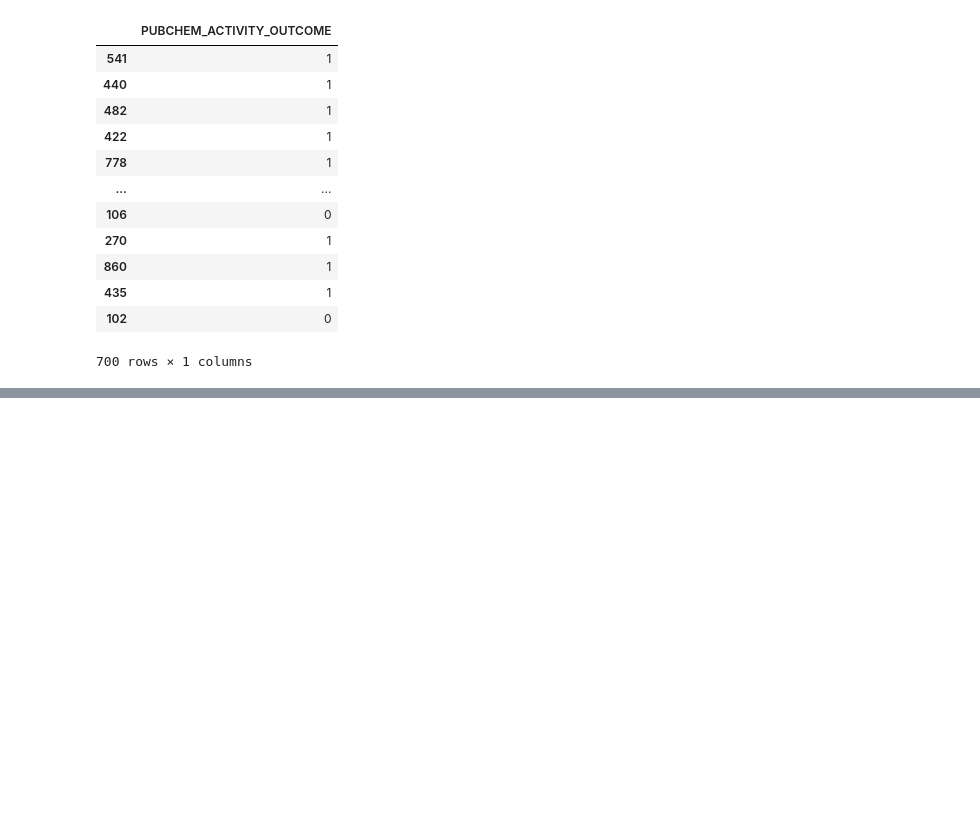
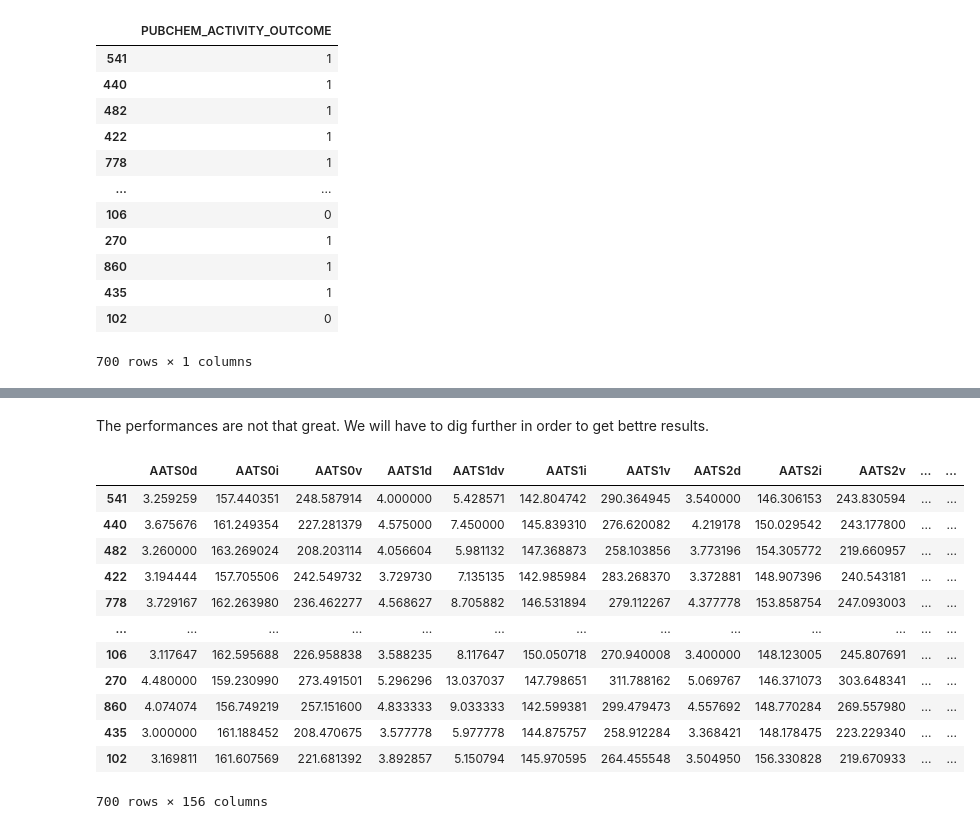
Before and after one commit to SharkyStacky/Learning-ML-Python, a Jupyter notebook: first_steps/1-first_NN.ipynb, the cells around one changed output, grey strips where cells are left out. Cells and saved outputs as stored; diff of their text form; code cells hidden in the pictures; blank space fills up the shorter version.

Commit message:
Neural Network Advancement and KAN test

```diff
--- a/first_steps/1-first_NN.ipynb
+++ b/first_steps/1-first_NN.ipynb
@@ -385,0 +439,3 @@ Epoch 100/100
+# %%
+info = nc_2.iloc[:,0:5]
+info
@@ -385,0 +456,3 @@ Epoch 100/100
+# %%
+gg = pd.concat([info, desc_good], axis=1)
+gg
@@ -385,0 +473,2 @@ Epoch 100/100
+# %%
+train, test = train_test_split(gg, test_size=0.3, random_state=42)
@@ -385,0 +677,29 @@ Epoch 100/100
+# %% [markdown]
+The performances are not that great. We will have to dig further in order to get bettre results.
+# %%
+right_col = ['AATS0d', 'AATS0i', 'AATS0v', 'AATS1d', 'AATS1dv', 'AATS1i',
+       'AATS1v', 'AATS2d', 'AATS2i', 'AATS2v', 'AATSC1dv', 'AATSC2v',
+       'ABCGG', 'ATS0dv', 'ATS1Z', 'ATS1dv', 'ATS2Z', 'ATS2dv', 'ATS3Z',
+       'ATS3dv', 'ATS4dv', 'ATS5Z', 'ATS5dv', 'ATS6Z', 'ATS6dv', 'ATS7Z',
+       'ATS7dv', 'ATS7se', 'ATS8Z', 'ATS8dv', 'ATS8se', 'ATSC0d',
+       'ATSC0dv', 'ATSC0i', 'ATSC0v', 'ATSC1d', 'ATSC1dv', 'ATSC1pe',
+       'ATSC2Z', 'ATSC2d', 'ATSC2se', 'ATSC2v', 'ATSC3dv', 'ATSC4d',
+       'ATSC4pe', 'ATSC4se', 'ATSC5d', 'ATSC6d', 'ATSC6dv', 'ATSC7d',
+       'ATSC7dv', 'ATSC8dv', 'BalabanJ', 'BertzCT', 'C1SP1', 'C1SP2',
+       'C2SP2', 'C3SP2', 'CIC0', 'EState_VSA1', 'EState_VSA3',
+       'EState_VSA4', 'EState_VSA6', 'EState_VSA7', 'EState_VSA8',
+       'FilterItLogS', 'GGI2', 'GGI3', 'GGI4', 'GGI5', 'IC2', 'IC3',
+       'IC4', 'Kier1', 'MIC2', 'NaaCH', 'NaaaC', 'NaasC', 'NdsCH', 'NsOH',
+       'NsssN', 'NtsC', 'PEOE_VSA11', 'PEOE_VSA4', 'PEOE_VSA7',
+       'PEOE_VSA8', 'PEOE_VSA9', 'SLogP', 'SMR_VSA1', 'SMR_VSA6',
+       'SMR_VSA7', 'SMR_VSA9', 'SRW05', 'SZ', 'SaaO', 'SaaaC', 'SaasC',
+       'SdsCH', 'SdssC', 'SlogP_VSA4', 'SlogP_VSA6', 'SlogP_VSA8',
+       'SsssN', 'TIC0', 'TIC1', 'TSRW10', 'TpiPC10', 'VAdjMat',
+       'VSA_EState4', 'VSA_EState6', 'VSA_EState9', 'Xch-7d', 'Xp-1dv',
+       'Xp-2dv', 'Xp-3dv', 'Xp-5dv', 'Xpc-4d', 'Xpc-4dv', 'Xpc-5d',
+       'fragCpx', 'n5HRing', 'n5Ring', 'n5aRing', 'n6AHRing', 'n6ARing',
+       'n6HRing', 'n6Ring', 'n6aHRing', 'n6aRing', 'nAHRing', 'nARing',
+       'nAcid', 'nAromAtom', 'nAtom', 'nBondsKD', 'nBondsM', 'nBondsT',
+       'nC', 'nCl', 'nFAHRing', 'nFARing', 'nFHRing', 'nFRing', 'nHBAcc',
+       'nHBDon', 'nHRing', 'nN', 'nRing', 'nRot', 'nX', 'naHRing',
+       'piPC10', 'piPC3', 'piPC7', 'piPC8', 'piPC9']
@@ -385,0 +728,17 @@ Epoch 100/100
+# %%
+train_x_2 = train[right_col]
+train_x_2
+# %% [output]
+|  | AATS0d | AATS0i | AATS0v | AATS1d | AATS1dv | AATS1i | AATS1v | AATS2d | AATS2i | AATS2v | ... | ... |
+| 541 | 3.259259 | 157.440351 | 248.587914 | 4.000000 | 5.428571 | 142.804742 | 290.364945 | 3.540000 | 146.306153 | 243.830594 | ... | ... |
+| 440 | 3.675676 | 161.249354 | 227.281379 | 4.575000 | 7.450000 | 145.839310 | 276.620082 | 4.219178 | 150.029542 | 243.177800 | ... | ... |
+| 482 | 3.260000 | 163.269024 | 208.203114 | 4.056604 | 5.981132 | 147.368873 | 258.103856 | 3.773196 | 154.305772 | 219.660957 | ... | ... |
+| 422 | 3.194444 | 157.705506 | 242.549732 | 3.729730 | 7.135135 | 142.985984 | 283.268370 | 3.372881 | 148.907396 | 240.543181 | ... | ... |
+| 778 | 3.729167 | 162.263980 | 236.462277 | 4.568627 | 8.705882 | 146.531894 | 279.112267 | 4.377778 | 153.858754 | 247.093003 | ... | ... |
+| ... | ... | ... | ... | ... | ... | ... | ... | ... | ... | ... | ... | ... |
+| 106 | 3.117647 | 162.595688 | 226.958838 | 3.588235 | 8.117647 | 150.050718 | 270.940008 | 3.400000 | 148.123005 | 245.807691 | ... | ... |
+| 270 | 4.480000 | 159.230990 | 273.491501 | 5.296296 | 13.037037 | 147.798651 | 311.788162 | 5.069767 | 146.371073 | 303.648341 | ... | ... |
+| 860 | 4.074074 | 156.749219 | 257.151600 | 4.833333 | 9.033333 | 142.599381 | 299.479473 | 4.557692 | 148.770284 | 269.557980 | ... | ... |
+| 435 | 3.000000 | 161.188452 | 208.470675 | 3.577778 | 5.977778 | 144.875757 | 258.912284 | 3.368421 | 148.178475 | 223.229340 | ... | ... |
+| 102 | 3.169811 | 161.607569 | 221.681392 | 3.892857 | 5.150794 | 145.970595 | 264.455548 | 3.504950 | 156.330828 | 219.670933 | ... | ... |
+700 rows × 156 columns
```
Also changed, not shown: parts of 50 cells of this notebook, 1 other file.
